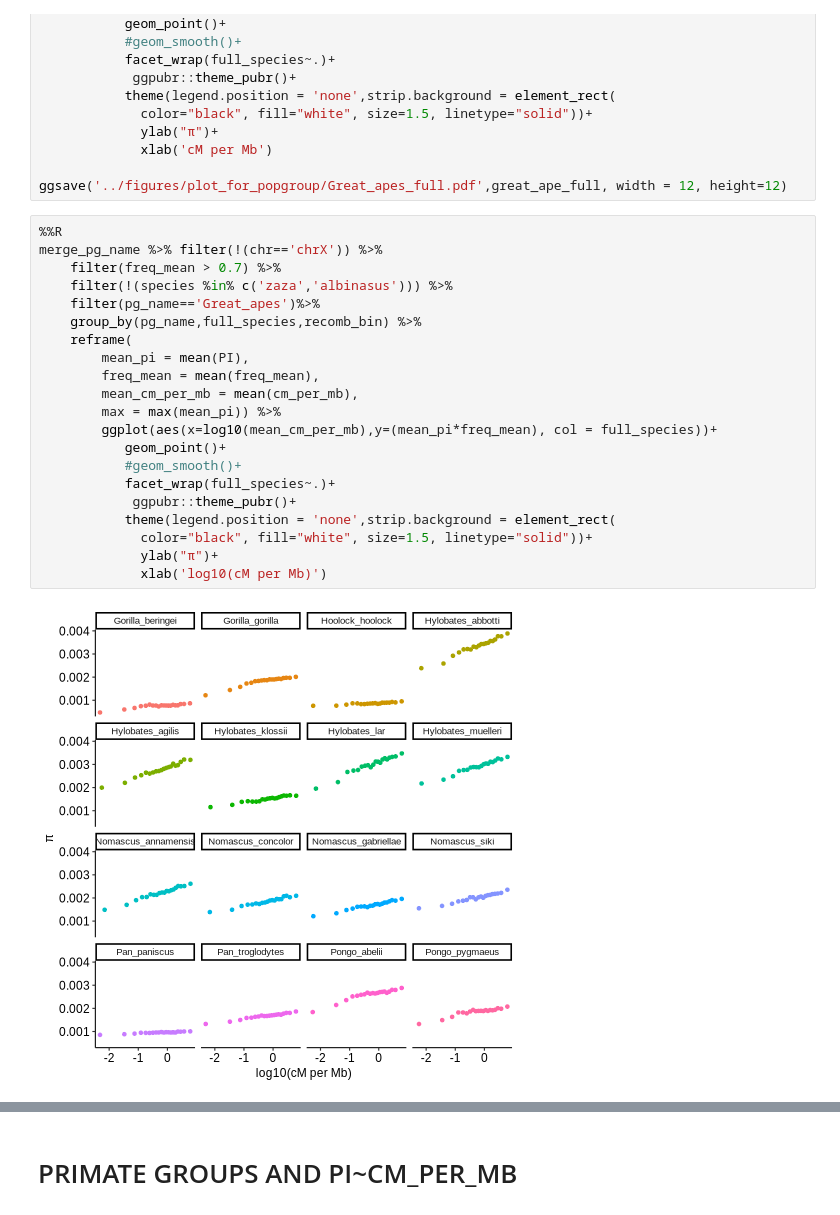
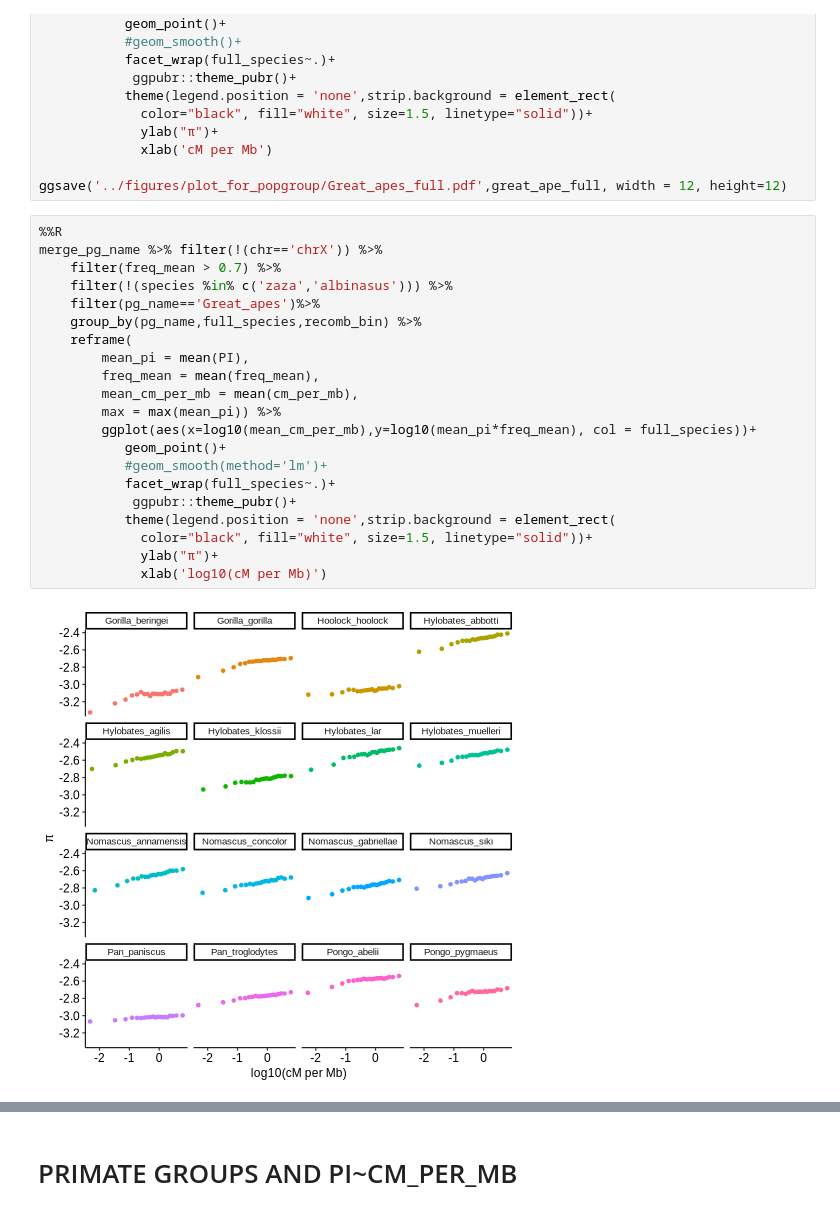
Before and after one commit to Bjarke-M/diversitynrecombination, a Jupyter notebook: notebooks/ploting.ipynb, the cells around one changed output, grey strips where cells are left out. Saved outputs shown, nothing was run; the diff lists cells and outputs as text.

```diff
--- a/notebooks/ploting.ipynb
+++ b/notebooks/ploting.ipynb
@@ -230,23 +241,23 @@ ggsave('../figures/plot_for_popgroup/Great_apes_full.pdf',great_ape_full, width
 # %%
 %%R
 merge_pg_name %>% filter(!(chr=='chrX')) %>%
     filter(freq_mean > 0.7) %>%
     filter(!(species %in% c('zaza','albinasus'))) %>%
     filter(pg_name=='Great_apes')%>%
     group_by(pg_name,full_species,recomb_bin) %>%
     reframe(
         mean_pi = mean(PI),
         freq_mean = mean(freq_mean),
         mean_cm_per_mb = mean(cm_per_mb),
         max = max(mean_pi)) %>%
-        ggplot(aes(x=log10(mean_cm_per_mb),y=(mean_pi*freq_mean), col = full_species))+
+        ggplot(aes(x=log10(mean_cm_per_mb),y=log10(mean_pi*freq_mean), col = full_species))+
            geom_point()+
-           #geom_smooth()+
+           #geom_smooth(method='lm')+
            facet_wrap(full_species~.)+
             ggpubr::theme_pubr()+
            theme(legend.position = 'none',strip.background = element_rect(
              color="black", fill="white", size=1.5, linetype="solid"))+
              ylab("π")+
              xlab('log10(cM per Mb)')
 # %% [output]
-[figure, old version]
+[figure, new version]
```
Also changed, not shown: parts of 25 cells of this notebook, 16 other files.
